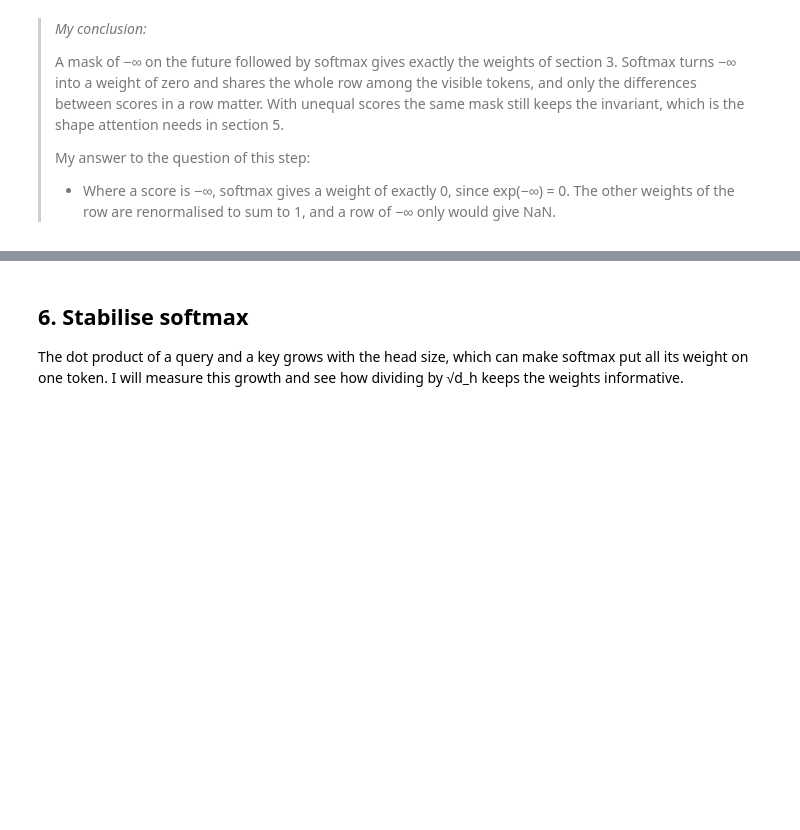
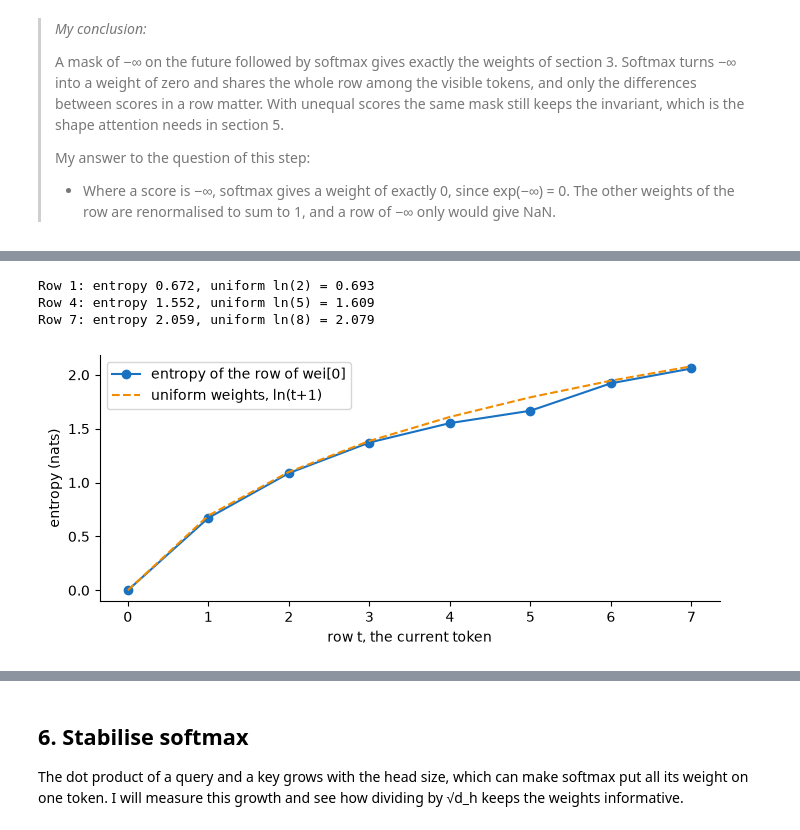
Before and after one commit to mcrayssac/ING3_IAA_GB_NLP, a Jupyter notebook: TP2_transformers.ipynb, the cells around one changed output, grey strips where cells are left out. Saved outputs shown, nothing was run; the diff lists cells and outputs as text; code cells hidden in the pictures; blank space fills up the shorter version.

```diff
--- a/TP2_transformers.ipynb
+++ b/TP2_transformers.ipynb
@@ -598,0 +666,23 @@ Keys and queries will score how well each past token fits the current one, and t
+# %%
+# How far from uniform are these weights? Entropy of each row against ln(t+1), the uniform case.
+import math
+
+weights0 = wei[0].detach()
+entropy = -(weights0 * torch.log(weights0.clamp_min(1e-12))).sum(dim=1)  # 0 * log 0 counted as 0
+for t in (1, 4, 7):
+    print(f'Row {t}: entropy {entropy[t]:.3f}, uniform ln({t + 1}) = {math.log(t + 1):.3f}')
+
+fig, ax = plt.subplots(figsize=(8, 3.2))
+ax.plot(range(T), entropy, marker='o', color='#1971c2', label='entropy of the row of wei[0]')
+ax.plot(range(T), [math.log(t + 1) for t in range(T)], linestyle='--', color='#f08c00',
+        label='uniform weights, ln(t+1)')
+ax.set_xlabel('row t, the current token')
+ax.set_ylabel('entropy (nats)')
+ax.legend()
+ax.spines[['top', 'right']].set_visible(False)
+plt.show()
+# %% [output]
+Row 1: entropy 0.672, uniform ln(2) = 0.693
+Row 4: entropy 1.552, uniform ln(5) = 1.609
+Row 7: entropy 2.059, uniform ln(8) = 2.079
+[figure, added]
```
Also changed, not shown: parts of 15 cells of this notebook, 4 other files.
